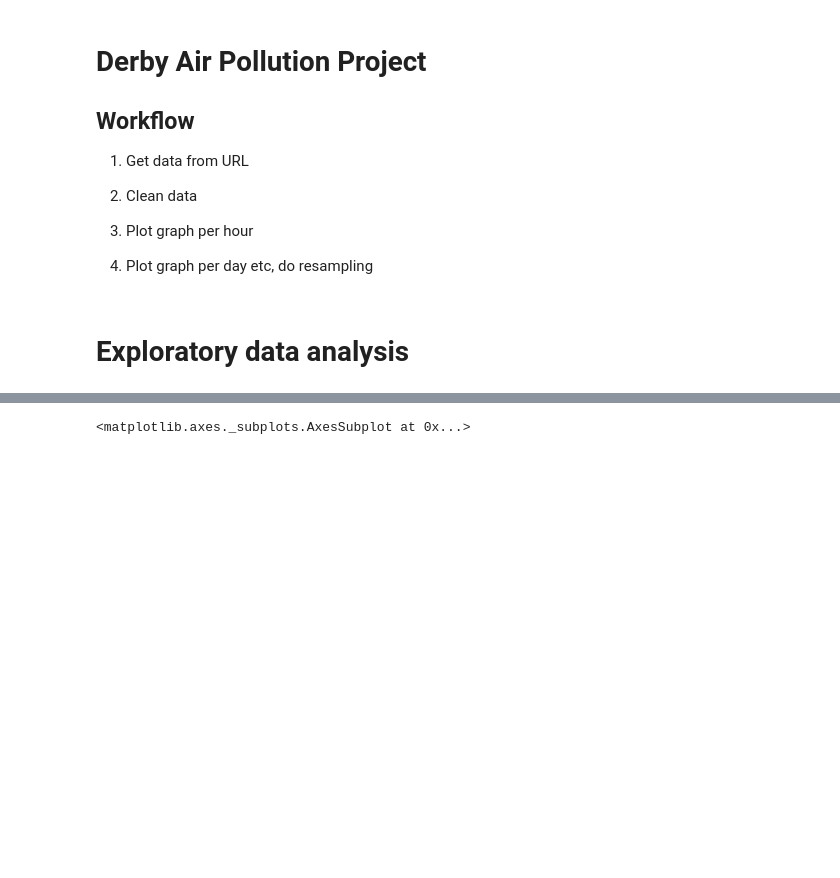
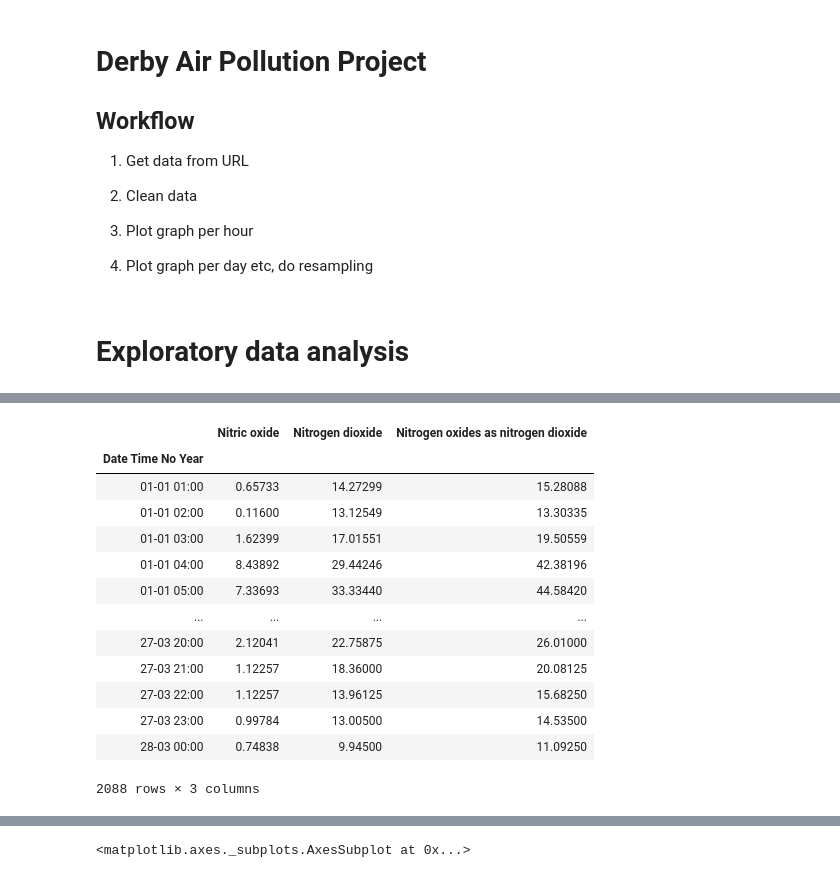
Before and after one commit to productivityboyz/Air-Pollution-Project, a Jupyter notebook: Derby Air Pollution.ipynb, the cells around one changed output, grey strips where cells are left out. Drawn from its saved outputs; the diff is of its cells as text; code cells hidden in the pictures; blank space fills up the shorter version.

```diff
--- a/Derby Air Pollution.ipynb
+++ b/Derby Air Pollution.ipynb
@@ -165,0 +161,17 @@ year_comparison([df_2020,df_2019,df_2018,df_2017],'03-01','03-31')
+# %%
+df_2020_noyear
+# %% [output]
+|  | Nitric oxide | Nitrogen dioxide | Nitrogen oxides as nitrogen dioxide |
+| Date Time No Year |  |  |  |
+| 01-01 01:00 | 0.65733 | 14.27299 | 15.28088 |
+| 01-01 02:00 | 0.11600 | 13.12549 | 13.30335 |
+| 01-01 03:00 | 1.62399 | 17.01551 | 19.50559 |
+| 01-01 04:00 | 8.43892 | 29.44246 | 42.38196 |
+| 01-01 05:00 | 7.33693 | 33.33440 | 44.58420 |
+| ... | ... | ... | ... |
+| 27-03 20:00 | 2.12041 | 22.75875 | 26.01000 |
+| 27-03 21:00 | 1.12257 | 18.36000 | 20.08125 |
+| 27-03 22:00 | 1.12257 | 13.96125 | 15.68250 |
+| 27-03 23:00 | 0.99784 | 13.00500 | 14.53500 |
+| 28-03 00:00 | 0.74838 | 9.94500 | 11.09250 |
+2088 rows × 3 columns
```
Also changed, not shown: parts of 18 cells of this notebook, 1 other file.
